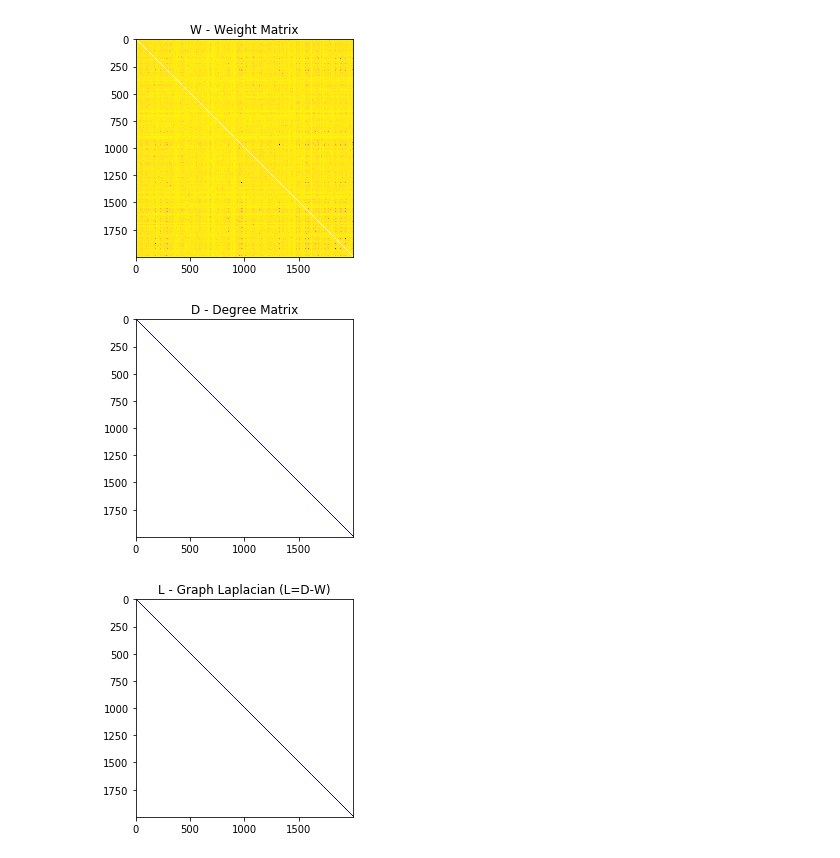
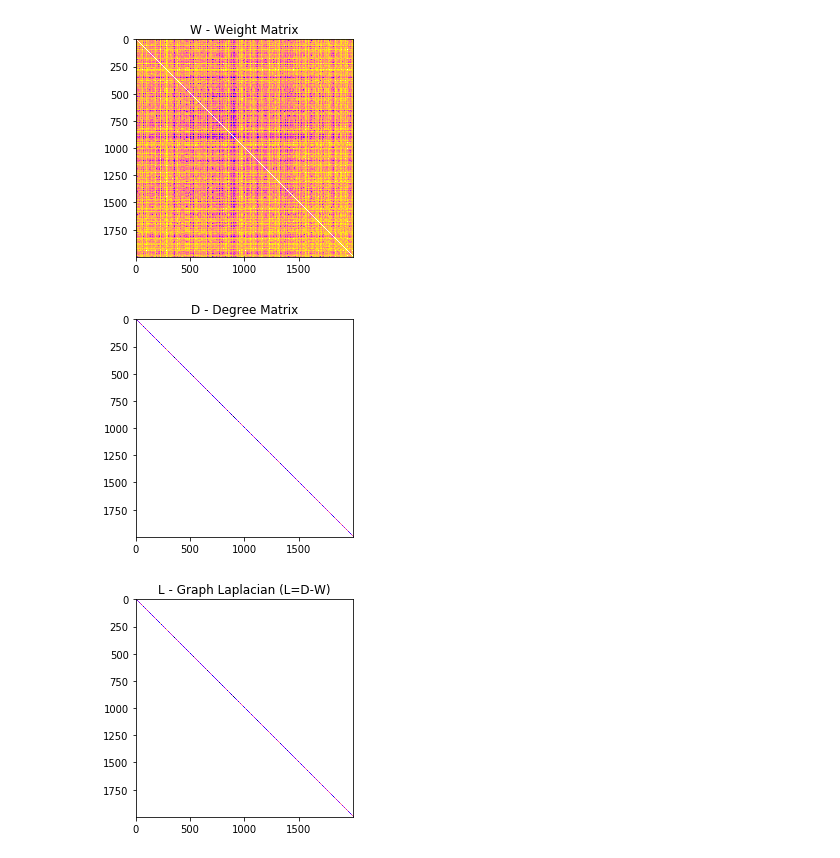
Before and after one commit to sourabhantani-smu/research, a Jupyter notebook: Normalized_Spectral_Clustering_Shi_Malik-Minst.ipynb, the cells around one changed output. Drawn from its saved outputs; the diff is of its cells as text; code cells hidden in the pictures.

```diff
--- a/Normalized_Spectral_Clustering_Shi_Malik-Minst.ipynb
+++ b/Normalized_Spectral_Clustering_Shi_Malik-Minst.ipynb
@@ -27,8 +27,10 @@ k=20
 
 #Functions
 def similarity(x,y):
-    return 1000/(linalg.norm((x-y),2))
-    #return linalg.norm(np.multiply(x,y), ord=0)
+    #return 1000/(linalg.norm((x-y),2))
+    return linalg.norm(np.multiply(x,y), ord=0)
+    #return linalg.norm(np.multiply(x,y), ord=0) + (len(x) - linalg.norm(np.add(x,y), ord=0))
+
 data = pd.read_csv("DataSets/MINST.txt", header=None, delim_whitespace=True)
 x_list = []
 for i, row in data.iterrows():
@@ -55,36 +57,36 @@ e_val,e_vec = linalg.eigh(L,D)
 km = KMeans(n_clusters=k).fit(e_vec[:,0:k])
 
 # plot output
 #print("Output of KMeans Clustering")
 #display(km.cluster_centers_)
 #display(km.labels_)
 
 ########################
 #       Outputs        #
 ########################
 
 data_cluster = pd.DataFrame({'Label':km.labels_})
 data_cluster_result = data_cluster.groupby('Label').count().reset_index()
 
 
 #print("Cluster counts and Ranges:")
 #display(data_cluster_result)
 
 imdict = {}
 i = -1;
 for l in km.labels_:
     i+=1
     if l not in imdict.keys():
         imdict[l] = [x_list[i]]
     else:
         imdict[l].append(x_list[i])
 
 #print(len(km.labels_))
 #print(km.labels_)
 # %% [output]
-[figure, old version]
+[figure, new version]
-[figure, old version]
+[figure, new version]
-[figure, old version]
+[figure, new version]
 # %%
 fig, ax = plt.subplots(len(imdict.keys()),10, figsize=(10,20))
 fig.subplots_adjust(hspace=0, wspace=0)
```
Also changed, not shown: parts of 5 cells of this notebook, 22 other files.
